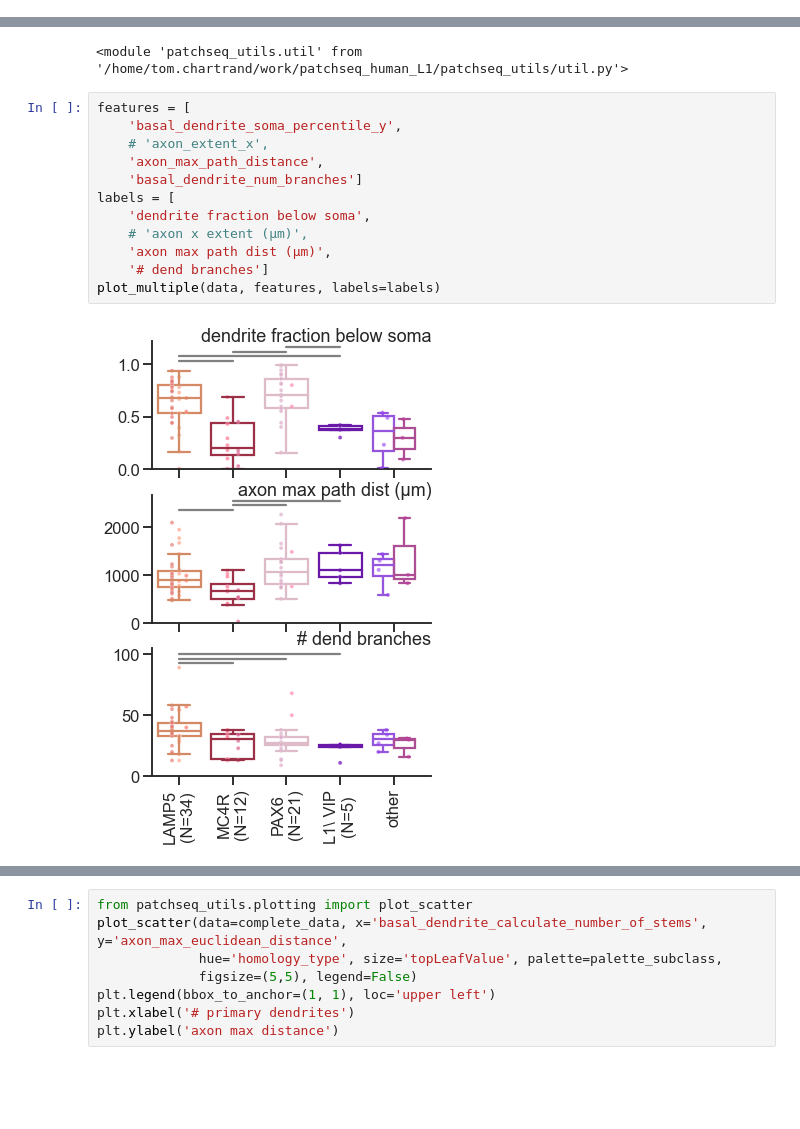
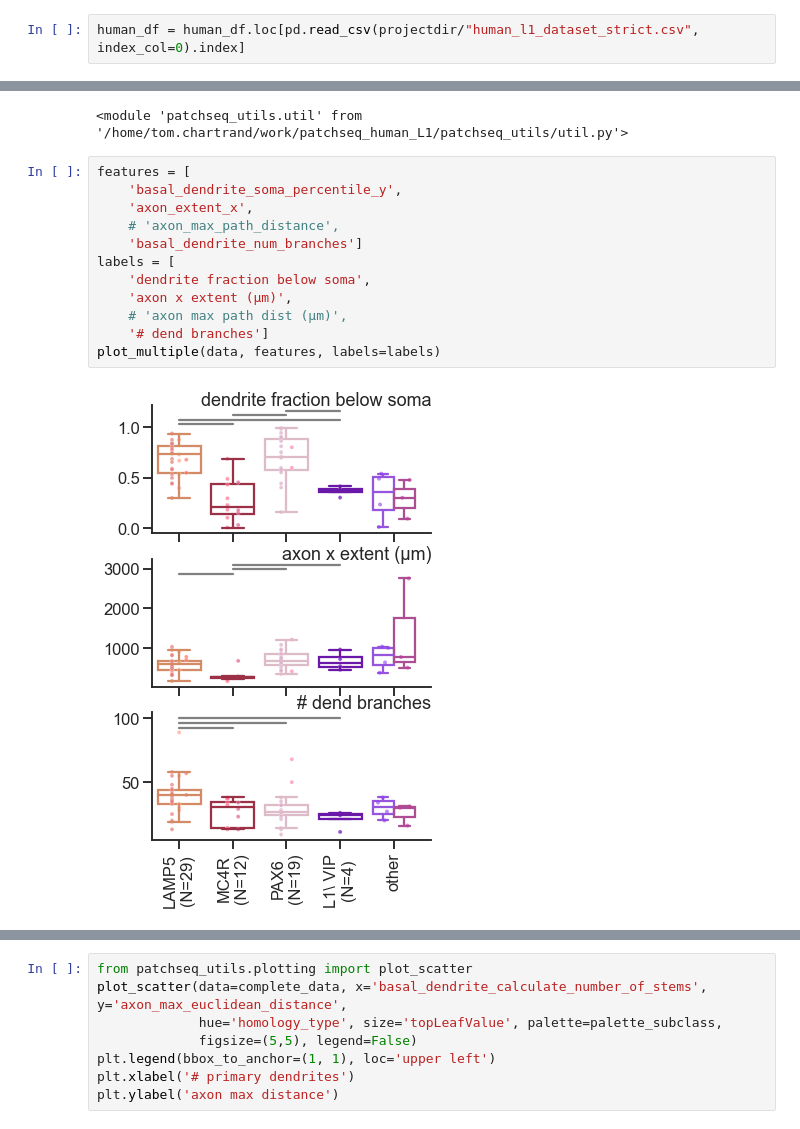
Before and after one commit to AllenInstitute/patchseq_human_L1, a Jupyter notebook: notebooks/l1_subclass_distinctness.ipynb, the cells around one changed output, grey strips where cells are left out. Drawn from its saved outputs; the diff is of its cells as text; blank space fills up the shorter version.

```diff
--- a/notebooks/l1_subclass_distinctness.ipynb
+++ b/notebooks/l1_subclass_distinctness.ipynb
@@ -30,6 +30,8 @@ reload(util)
 # %%
 from patchseq_utils.l1_load import *
 from patchseq_utils.util import *
+# %%
+human_df = human_df.loc[pd.read_csv(projectdir/"human_l1_dataset_strict.csv", index_col=0).index]
 # %% [markdown]
 # Cluster distinctness
 # %%
@@ -261,14 +278,14 @@ reload(util)
 # %%
 features = [
     'basal_dendrite_soma_percentile_y',
-    # 'axon_extent_x',
-    'axon_max_path_distance',
+    'axon_extent_x',
+    # 'axon_max_path_distance',
     'basal_dendrite_num_branches']
 labels = [
     'dendrite fraction below soma',
-    # 'axon x extent (μm)',
-    'axon max path dist (μm)',
+    'axon x extent (μm)',
+    # 'axon max path dist (μm)',
     '# dend branches']
 plot_multiple(data, features, labels=labels)
 # %% [output]
-[figure, old version]
+[figure, new version]
```
Also changed, not shown: parts of 17 cells of this notebook, 7 other files.
